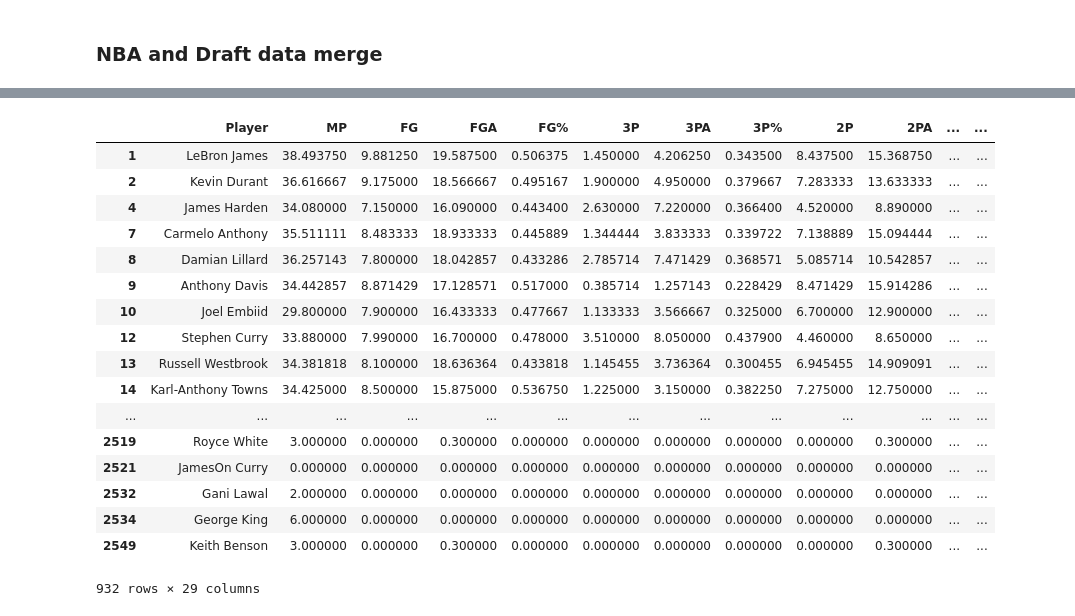
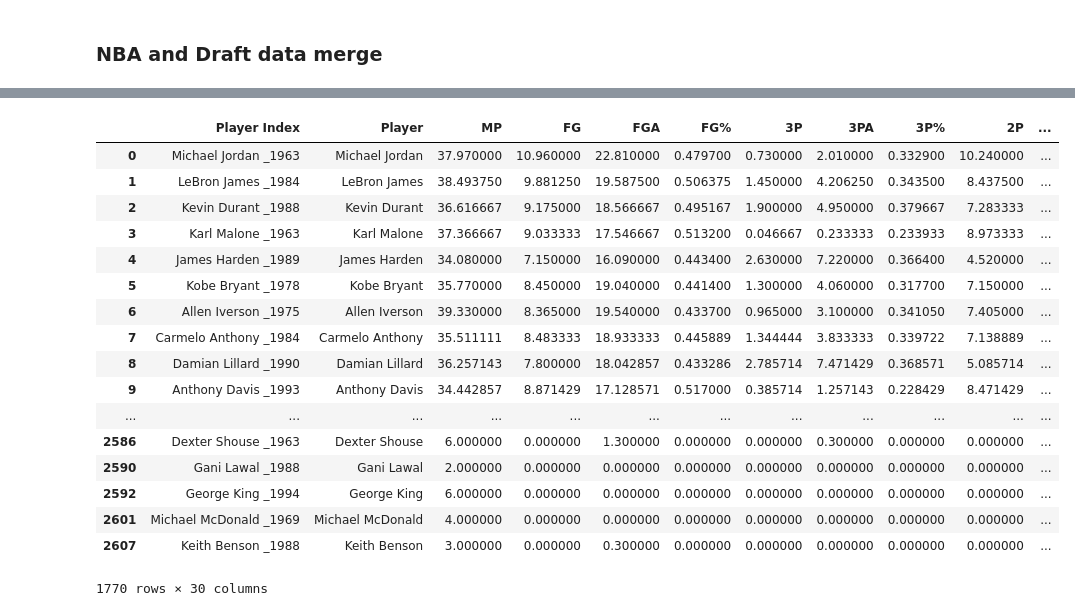
Before and after one commit to andrewfrilot/NBA_Scout, a Jupyter notebook: iPython_Notebooks/Merge.ipynb, the cells around one changed output, grey strips where cells are left out. Saved outputs shown, nothing was run; the diff lists cells and outputs as text; code cells hidden in the pictures.

Commit message:
Completed NBA_model data set and saved as NBA_model.csv

```diff
--- a/iPython_Notebooks/Merge.ipynb
+++ b/iPython_Notebooks/Merge.ipynb
@@ -203,7 +162,7 @@ agg_df.merge(player_team, on="Player", how= "left")
 ### NCAA data merged with WS and eFG data. Merged next with awards data
 # %%
 #read in draft data
-draft_data = pd.read_excel("../Draft2.xlsx")
+draft_data = pd.read_excel("C:\\Users\\Ovais\\Desktop\\Project-3\\static\\data\\Draft2.xlsx")
 # %%
 draft_data.head()
 # %% [output]
@@ -450,0 +427,4 @@ pindex = pd.read_csv("PlayerIndex.csv")
+# %%
+nba_agg = agg_df
+
+nba_agg.head()
@@ -451,3 +439,5 @@ pindex = pd.read_csv("PlayerIndex.csv")
+# %%
+drafty = draft_data[["Year","Rd", "Pk", "Tm", "Player"]]
 # %%
 nba_agg.head()
 # %% [output]
@@ -460,3 +450 @@ nba_agg.head()
 5 rows × 26 columns
-# %%
-nba_agg = nba_agg.drop(["Unnamed: 0"], axis=1)
@@ -524,23 +457,23 @@ draft_merged[draft_merged["Player Index"].notna()]
 # %%
 nba_merged = nba_agg.merge(drafty, on = "Player", how = "left")
 # %%
-nba_merged[nba_merged.Pk.notna()]
+nba_merged[nba_merged.Rd.notna()]
 # %% [output]
-|  | Player | MP | FG | FGA | FG% | 3P | 3PA | 3P% | 2P | 2PA | ... | ... |
-| 1 | LeBron James | 38.493750 | 9.881250 | 19.587500 | 0.506375 | 1.450000 | 4.206250 | 0.343500 | 8.437500 | 15.368750 | ... | ... |
-| 2 | Kevin Durant | 36.616667 | 9.175000 | 18.566667 | 0.495167 | 1.900000 | 4.950000 | 0.379667 | 7.283333 | 13.633333 | ... | ... |
-| 4 | James Harden | 34.080000 | 7.150000 | 16.090000 | 0.443400 | 2.630000 | 7.220000 | 0.366400 | 4.520000 | 8.890000 | ... | ... |
-| 7 | Carmelo Anthony | 35.511111 | 8.483333 | 18.933333 | 0.445889 | 1.344444 | 3.833333 | 0.339722 | 7.138889 | 15.094444 | ... | ... |
-| 8 | Damian Lillard | 36.257143 | 7.800000 | 18.042857 | 0.433286 | 2.785714 | 7.471429 | 0.368571 | 5.085714 | 10.542857 | ... | ... |
-| 9 | Anthony Davis | 34.442857 | 8.871429 | 17.128571 | 0.517000 | 0.385714 | 1.257143 | 0.228429 | 8.471429 | 15.914286 | ... | ... |
-| 10 | Joel Embiid | 29.800000 | 7.900000 | 16.433333 | 0.477667 | 1.133333 | 3.566667 | 0.325000 | 6.700000 | 12.900000 | ... | ... |
-| 12 | Stephen Curry | 33.880000 | 7.990000 | 16.700000 | 0.478000 | 3.510000 | 8.050000 | 0.437900 | 4.460000 | 8.650000 | ... | ... |
-| 13 | Russell Westbrook | 34.381818 | 8.100000 | 18.636364 | 0.433818 | 1.145455 | 3.736364 | 0.300455 | 6.945455 | 14.909091 | ... | ... |
-| 14 | Karl-Anthony Towns | 34.425000 | 8.500000 | 15.875000 | 0.536750 | 1.225000 | 3.150000 | 0.382250 | 7.275000 | 12.750000 | ... | ... |
-| ... | ... | ... | ... | ... | ... | ... | ... | ... | ... | ... | ... | ... |
-| 2519 | Royce White | 3.000000 | 0.000000 | 0.300000 | 0.000000 | 0.000000 | 0.000000 | 0.000000 | 0.000000 | 0.300000 | ... | ... |
-| 2521 | JamesOn Curry | 0.000000 | 0.000000 | 0.000000 | 0.000000 | 0.000000 | 0.000000 | 0.000000 | 0.000000 | 0.000000 | ... | ... |
-| 2532 | Gani Lawal | 2.000000 | 0.000000 | 0.000000 | 0.000000 | 0.000000 | 0.000000 | 0.000000 | 0.000000 | 0.000000 | ... | ... |
-| 2534 | George King | 6.000000 | 0.000000 | 0.000000 | 0.000000 | 0.000000 | 0.000000 | 0.000000 | 0.000000 | 0.000000 | ... | ... |
-| 2549 | Keith Benson | 3.000000 | 0.000000 | 0.300000 | 0.000000 | 0.000000 | 0.000000 | 0.000000 | 0.000000 | 0.300000 | ... | ... |
+|  | Player Index | Player | MP | FG | FGA | FG% | 3P | 3PA | 3P% | 2P | ... |
+| 0 | Michael Jordan _1963 | Michael Jordan | 37.970000 | 10.960000 | 22.810000 | 0.479700 | 0.730000 | 2.010000 | 0.332900 | 10.240000 | ... |
+| 1 | LeBron James _1984 | LeBron James | 38.493750 | 9.881250 | 19.587500 | 0.506375 | 1.450000 | 4.206250 | 0.343500 | 8.437500 | ... |
+| 2 | Kevin Durant _1988 | Kevin Durant | 36.616667 | 9.175000 | 18.566667 | 0.495167 | 1.900000 | 4.950000 | 0.379667 | 7.283333 | ... |
+| 3 | Karl Malone _1963 | Karl Malone | 37.366667 | 9.033333 | 17.546667 | 0.513200 | 0.046667 | 0.233333 | 0.233933 | 8.973333 | ... |
+| 4 | James Harden _1989 | James Harden | 34.080000 | 7.150000 | 16.090000 | 0.443400 | 2.630000 | 7.220000 | 0.366400 | 4.520000 | ... |
+| 5 | Kobe Bryant _1978 | Kobe Bryant | 35.770000 | 8.450000 | 19.040000 | 0.441400 | 1.300000 | 4.060000 | 0.317700 | 7.150000 | ... |
+| 6 | Allen Iverson _1975 | Allen Iverson | 39.330000 | 8.365000 | 19.540000 | 0.433700 | 0.965000 | 3.100000 | 0.341050 | 7.405000 | ... |
+| 7 | Carmelo Anthony _1984 | Carmelo Anthony | 35.511111 | 8.483333 | 18.933333 | 0.445889 | 1.344444 | 3.833333 | 0.339722 | 7.138889 | ... |
+| 8 | Damian Lillard _1990 | Damian Lillard | 36.257143 | 7.800000 | 18.042857 | 0.433286 | 2.785714 | 7.471429 | 0.368571 | 5.085714 | ... |
+| 9 | Anthony Davis _1993 | Anthony Davis | 34.442857 | 8.871429 | 17.128571 | 0.517000 | 0.385714 | 1.257143 | 0.228429 | 8.471429 | ... |
+| ... | ... | ... | ... | ... | ... | ... | ... | ... | ... | ... | ... |
+| 2586 | Dexter Shouse _1963 | Dexter Shouse | 6.000000 | 0.000000 | 1.300000 | 0.000000 | 0.000000 | 0.300000 | 0.000000 | 0.000000 | ... |
+| 2590 | Gani Lawal _1988 | Gani Lawal | 2.000000 | 0.000000 | 0.000000 | 0.000000 | 0.000000 | 0.000000 | 0.000000 | 0.000000 | ... |
+| 2592 | George King _1994 | George King | 6.000000 | 0.000000 | 0.000000 | 0.000000 | 0.000000 | 0.000000 | 0.000000 | 0.000000 | ... |
+| 2601 | Michael McDonald _1969 | Michael McDonald | 4.000000 | 0.000000 | 0.000000 | 0.000000 | 0.000000 | 0.000000 | 0.000000 | 0.000000 | ... |
+| 2607 | Keith Benson _1988 | Keith Benson | 3.000000 | 0.000000 | 0.300000 | 0.000000 | 0.000000 | 0.000000 | 0.000000 | 0.000000 | ... |
-932 rows × 29 columns
+1770 rows × 30 columns
```
Also changed, not shown: parts of 27 cells of this notebook, 8 other files.
